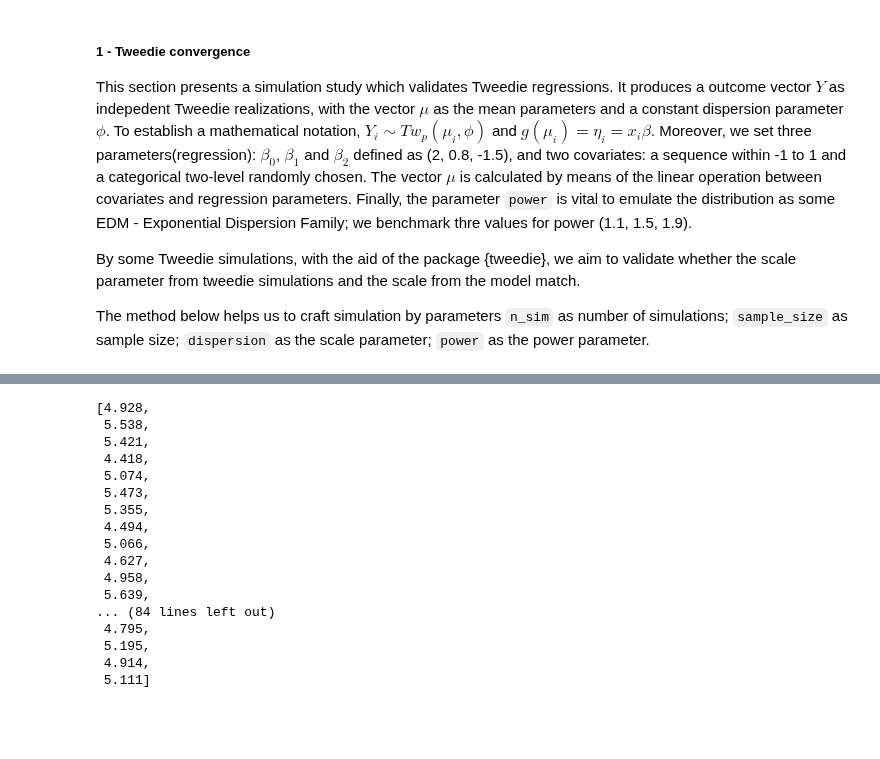
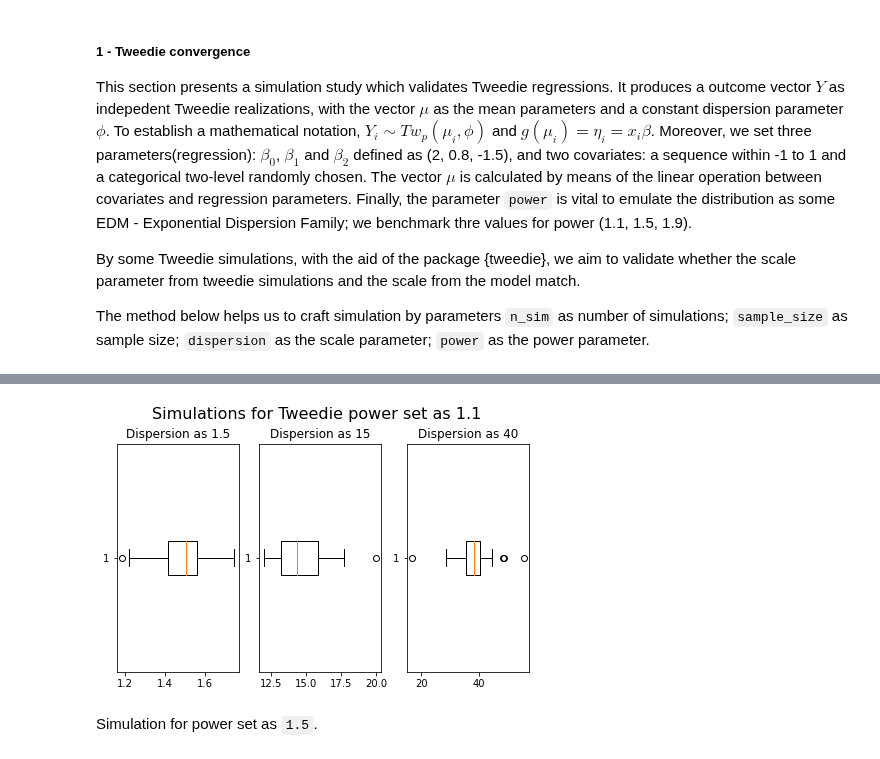
Before and after one commit to jeancmaia/mcglm, a Jupyter notebook: nbks/simulation.ipynb, the cells around one changed output, grey strips where cells are left out. Cells and saved outputs as stored; diff of their text form; code cells hidden in the pictures; blank space fills up the shorter version.

Commit message:
Tweedie graphs

```diff
--- a/nbks/simulation.ipynb
+++ b/nbks/simulation.ipynb
@@ -60,9 +61,9 @@ Simulation for power set as `1.01`.
 # %%
-simulation_1 = {'n_sim':20, 'sample_size':300, 'dispersion':1.5, 'power':1.1}
+simulation_1 = {'n_sim':50, 'sample_size':300, 'dispersion':1.5, 'power':1.1}
 scale_simulation_1 = generate_tweedie_simulation(**simulation_1)
 
-simulation_2 = {'n_sim':20, 'sample_size':300, 'dispersion':15, 'power':1.1}
+simulation_2 = {'n_sim':50, 'sample_size':300, 'dispersion':15, 'power':1.1}
 scale_simulation_2 = generate_tweedie_simulation(**simulation_2)
 
-simulation_3 = {'n_sim':20, 'sample_size':300, 'dispersion':40, 'power':1.1}
+simulation_3 = {'n_sim':50, 'sample_size':300, 'dispersion':40, 'power':1.1}
 scale_simulation_3 = generate_tweedie_simulation(**simulation_3)
@@ -107,20 +70,22 @@ scale_simulation_dispersion_5_sample_800 = generate_tweedie_simulation(n_sim=100
-# %%
-scale_simulation_dispersion_5_sample_800
-# %% [output]
-[4.928,
- 5.538,
- 5.421,
- 4.418,
- 5.074,
- 5.473,
- 5.355,
- 4.494,
- 5.066,
- 4.627,
- 4.958,
- 5.639,
-... (84 lines left out)
- 4.795,
- 5.195,
- 4.914,
- 5.111]
+# %%
+figure, axis = plt.subplots(1, 3,  constrained_layout=True)
+
+figure.suptitle('Simulations for Tweedie power set as 1.1', fontsize=16)
+# Dispersion as 1.5
+axis[0].boxplot(scale_simulation_1, vert=False)
+axis[0].set_title("Dispersion as 1.5")
+
+# Dispersion as 15
+axis[1].boxplot(scale_simulation_2, vert=False)
+axis[1].set_title("Dispersion as 15")
+
+# Dispersion as 40
+axis[2].boxplot(scale_simulation_3, vert=False)
+axis[2].set_title("Dispersion as 40")
+
+# Plot
+plt.show()
+# %% [output]
+[figure, added]
+# %% [markdown]
+Simulation for power set as `1.5`.
```
Also changed, not shown: parts of 11 cells of this notebook.
